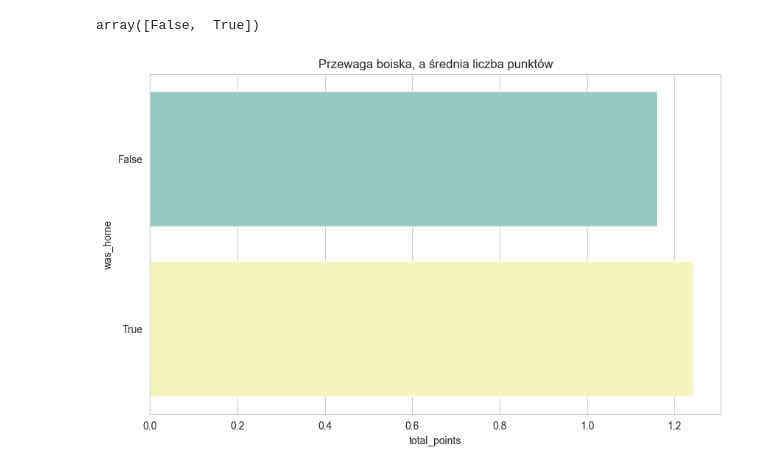
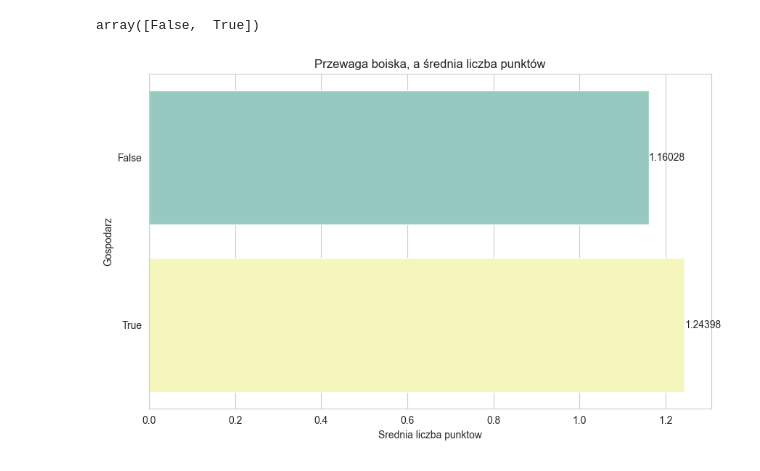
Before and after one commit to ruus77/FPL-Points-Predictions, a Jupyter notebook: Notebooks/EDA.ipynb, the cells around one changed output. Drawn from its saved outputs; the diff is of its cells as text; code cells hidden in the pictures.

```diff
--- a/Notebooks/EDA.ipynb
+++ b/Notebooks/EDA.ipynb
@@ -173,15 +141,21 @@ data.was_home.unique()
 array([False,  True])
 # %%
 plt.figure(figsize=(10,6))
-sns.barplot(
+ax = sns.barplot(
     data=data,
     y="was_home",
     x="total_points",
     hue="was_home",
     estimator="mean",
     legend=False,
     errorbar=None,
     orient="h")
+
+plt.xlabel("Srednia liczba punktow")
+plt.ylabel("Gospodarz")
+
+for container in ax.containers:
+    ax.bar_label(container)
 plt.title("Przewaga boiska, a średnia liczba punktów");
 # %% [output]
-[figure, old version]
+[figure, new version]
```
Also changed, not shown: parts of 14 cells of this notebook, 1 other file.
